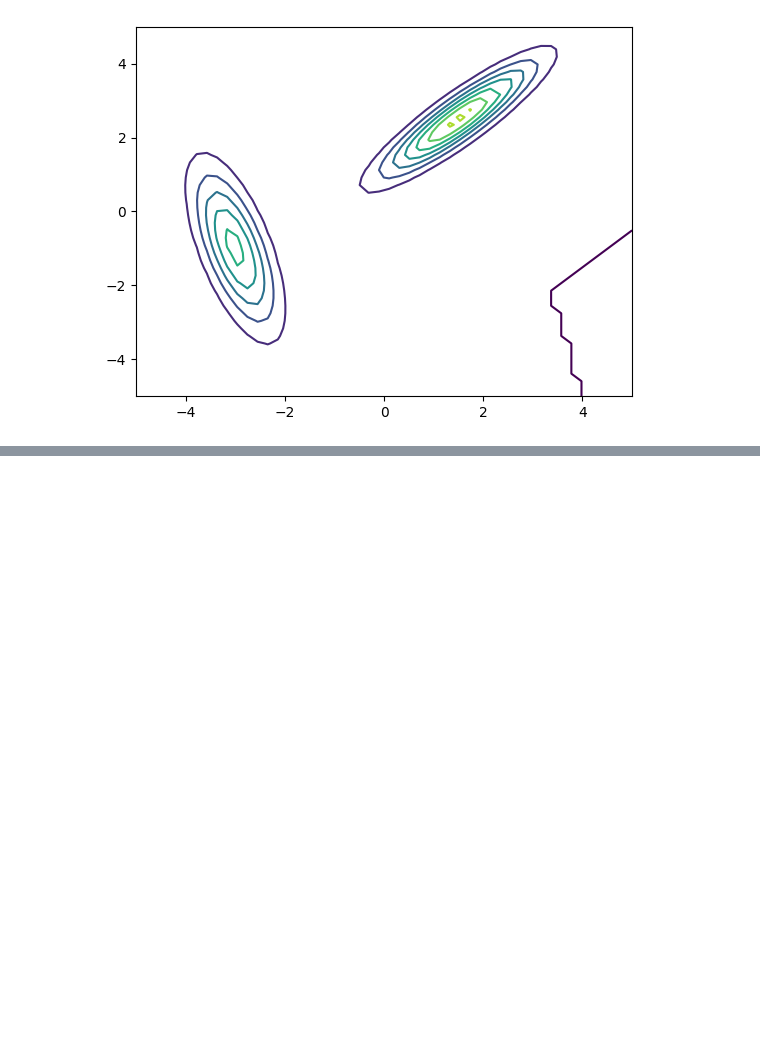
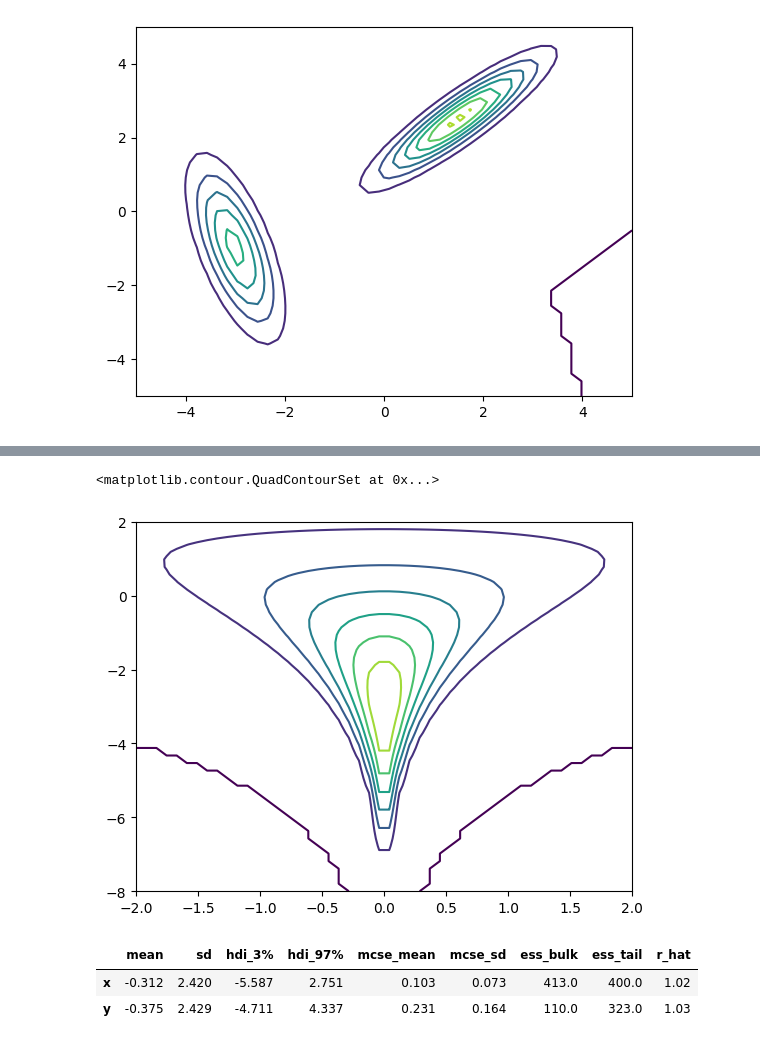
Before and after one commit to al-jshen/sampling, a Jupyter notebook: notebooks/tempering.ipynb, the cells around one changed output, grey strips where cells are left out. Cells and saved outputs as stored; diff of their text form; code cells hidden in the pictures; blank space fills up the shorter version.

Commit message:
pt funnel; arviz summaries

```diff
--- a/notebooks/tempering.ipynb
+++ b/notebooks/tempering.ipynb
@@ -222,0 +236,17 @@ plt.scatter(chain[:, :, -1, 0].ravel(), chain[:, :, -1, 1].ravel(), alpha=0.1)
+# %%
+@jax.jit
+def funnel(x):
+    ly = stats.norm.logpdf(x[:, 1], 0.0, 2.5)
+    lx = stats.norm.logpdf(x[:, 0], 0.0, jnp.exp(x[:, 1] / 2))
+    return ly + lx
+# %%
+xr = jnp.linspace(-2, 2)
+yr = jnp.linspace(-8, 2)
+xx, yy = jnp.meshgrid(xr, yr)
+xxyy = jnp.stack((xx.ravel(), yy.ravel())).T
+zz = logpdf(xxyy).reshape(xx.shape)
+# %%
+plt.contour(xx, yy, jnp.exp(funnel(xxyy).reshape(xx.shape)))
+# %% [output]
+<matplotlib.contour.QuadContourSet at 0x...>
+[figure, added]
@@ -222,0 +266,6 @@ plt.scatter(chain[:, :, -1, 0].ravel(), chain[:, :, -1, 1].ravel(), alpha=0.1)
+# %%
+az.summary(azchain)
+# %% [output]
+|  | mean | sd | hdi_3% | hdi_97% | mcse_mean | mcse_sd | ess_bulk | ess_tail | r_hat |
+| x | -0.312 | 2.420 | -5.587 | 2.751 | 0.103 | 0.073 | 413.0 | 400.0 | 1.02 |
+| y | -0.375 | 2.429 | -4.711 | 4.337 | 0.231 | 0.164 | 110.0 | 323.0 | 1.03 |
```
Also changed, not shown: parts of 23 cells of this notebook.
